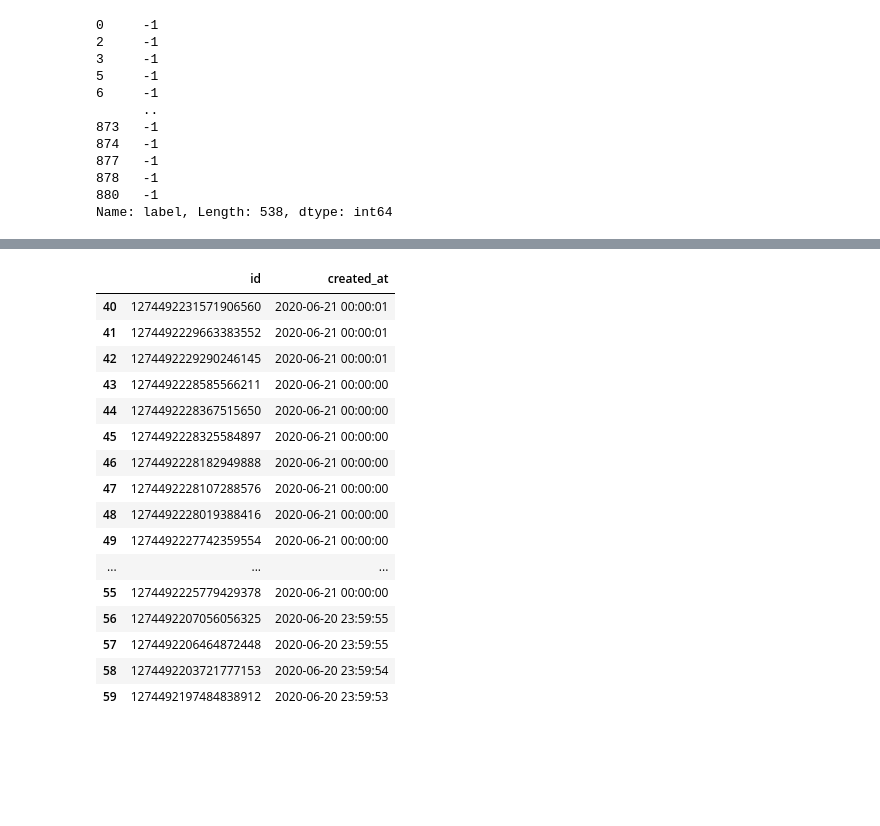
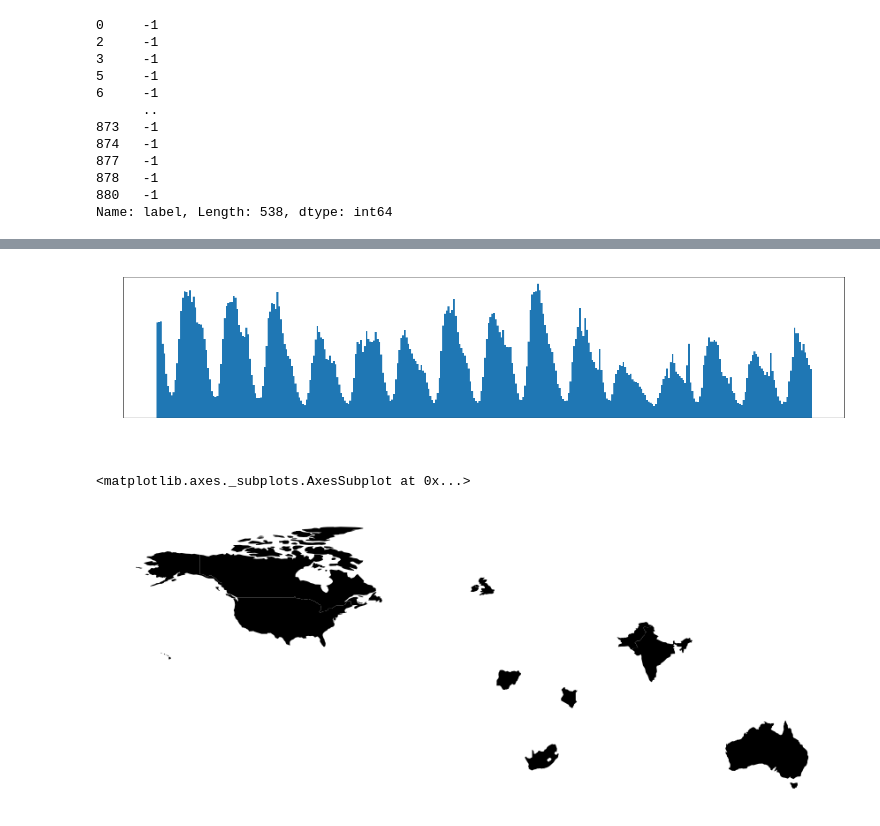
Before and after one commit to Rrishik/COVID-19-tweets, a Jupyter notebook: Daily Analysis.ipynb, the cells around one changed output, grey strips where cells are left out. Cells and saved outputs as stored; diff of their text form; code cells hidden in the pictures; blank space fills up the shorter version.

Commit message:
added yesterday's tweets

```diff
--- a/Daily Analysis.ipynb
+++ b/Daily Analysis.ipynb
@@ -987,20 +987,40 @@ Name: code, dtype: int64
-# %%
-id_df[40:60]
-# %% [output]
-|  | id | created_at |
-| 40 | 1274492231571906560 | 2020-06-21 00:00:01 |
-| 41 | 1274492229663383552 | 2020-06-21 00:00:01 |
-| 42 | 1274492229290246145 | 2020-06-21 00:00:01 |
-| 43 | 1274492228585566211 | 2020-06-21 00:00:00 |
-| 44 | 1274492228367515650 | 2020-06-21 00:00:00 |
-| 45 | 1274492228325584897 | 2020-06-21 00:00:00 |
-| 46 | 1274492228182949888 | 2020-06-21 00:00:00 |
-| 47 | 1274492228107288576 | 2020-06-21 00:00:00 |
-| 48 | 1274492228019388416 | 2020-06-21 00:00:00 |
-| 49 | 1274492227742359554 | 2020-06-21 00:00:00 |
-| ... | ... | ... |
-| 55 | 1274492225779429378 | 2020-06-21 00:00:00 |
-| 56 | 1274492207056056325 | 2020-06-20 23:59:55 |
-| 57 | 1274492206464872448 | 2020-06-20 23:59:55 |
-| 58 | 1274492203721777153 | 2020-06-20 23:59:54 |
-| 59 | 1274492197484838912 | 2020-06-20 23:59:53 |
+# %%
+fig = plt.figure(figsize=(25,5))
+ax = fig.add_subplot(111)
+ax.set_title('Temporal tweet frequency for USA', color = 'white')
+ax.xaxis.label.set_color('white')
+ax.yaxis.label.set_color('white')
+ax.set(xlabel='Time', ylabel='Tweet frequency per hour')
+plt.hist(df_country.created_at.values, bins = 24*len(text_list))
+plt.xticks(pd.to_datetime(df_country.date.unique()), rotation = 45)
+ax.tick_params(colors='white')
+plt.show()
+# %% [output]
+[figure, added]
+# %%
+locs = df_text.code
+country_df = pd.DataFrame(df_text.code.value_counts()[:10])
+# country_df.drop('ATA', inplace = True)
+country_df = country_df.reset_index()
+country_df.columns = ['code', 'count']
+
+# country_df = temps
+world = geopandas.read_file(
+    geopandas.datasets.get_path('naturalearth_lowres')
+)
+
+world = world[['iso_a3', 'geometry']]
+world.columns = ['code', 'geometry']
+
+country_freq_df = pd.merge(world, country_df, on='code')
+plt.style.use('default')
+%matplotlib inline
+fig, ax = plt.subplots(1, figsize=(15,15))
+# fig.suptitle('Countrywise tweet frequency for a period of ' + str(len(text_list)) + ' days', fontsize = 20)
+ax.axis('off')
+country_freq_df.plot(ax=ax, column='count', color = 'black')
+
+# plt.savefig('lol', transparent = True)
+# %% [output]
+<matplotlib.axes._subplots.AxesSubplot at 0x...>
+[figure, added]
```
Also changed, not shown: parts of 11 cells of this notebook, 5 other files.
